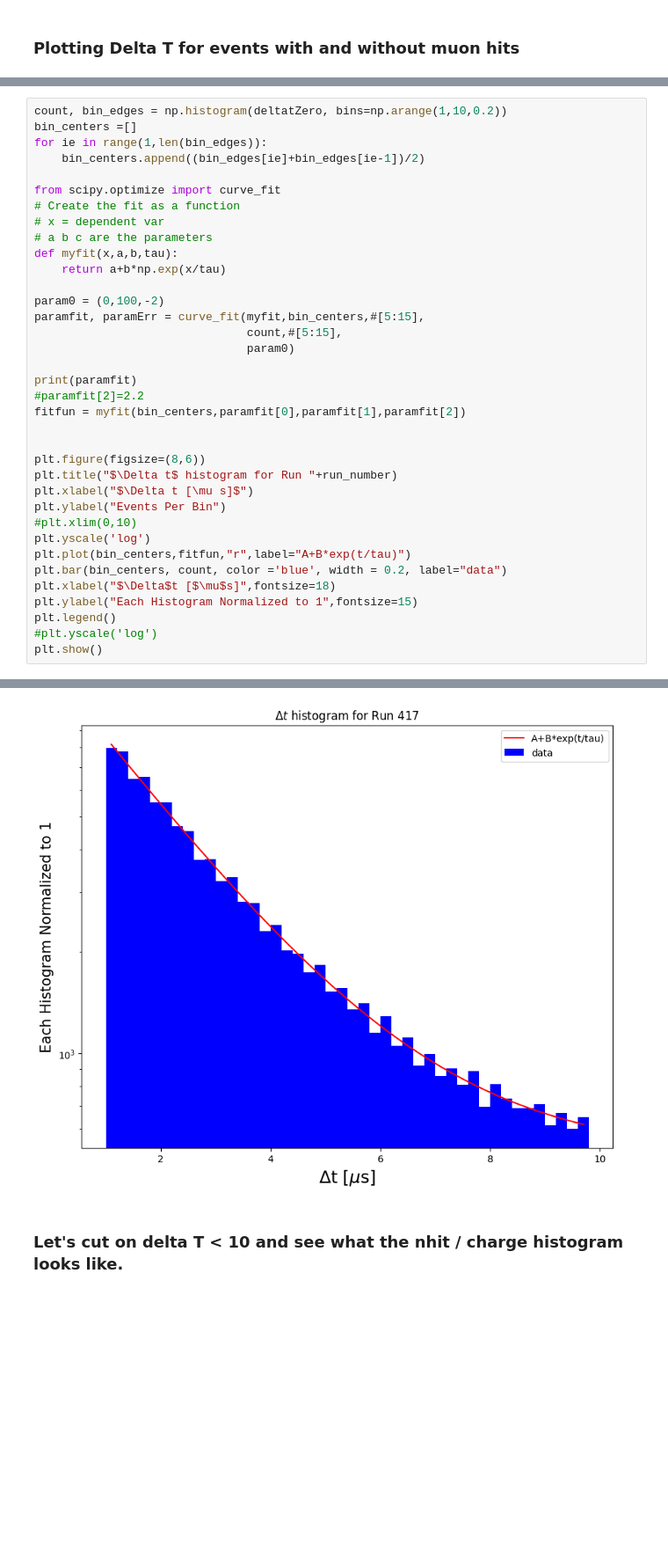
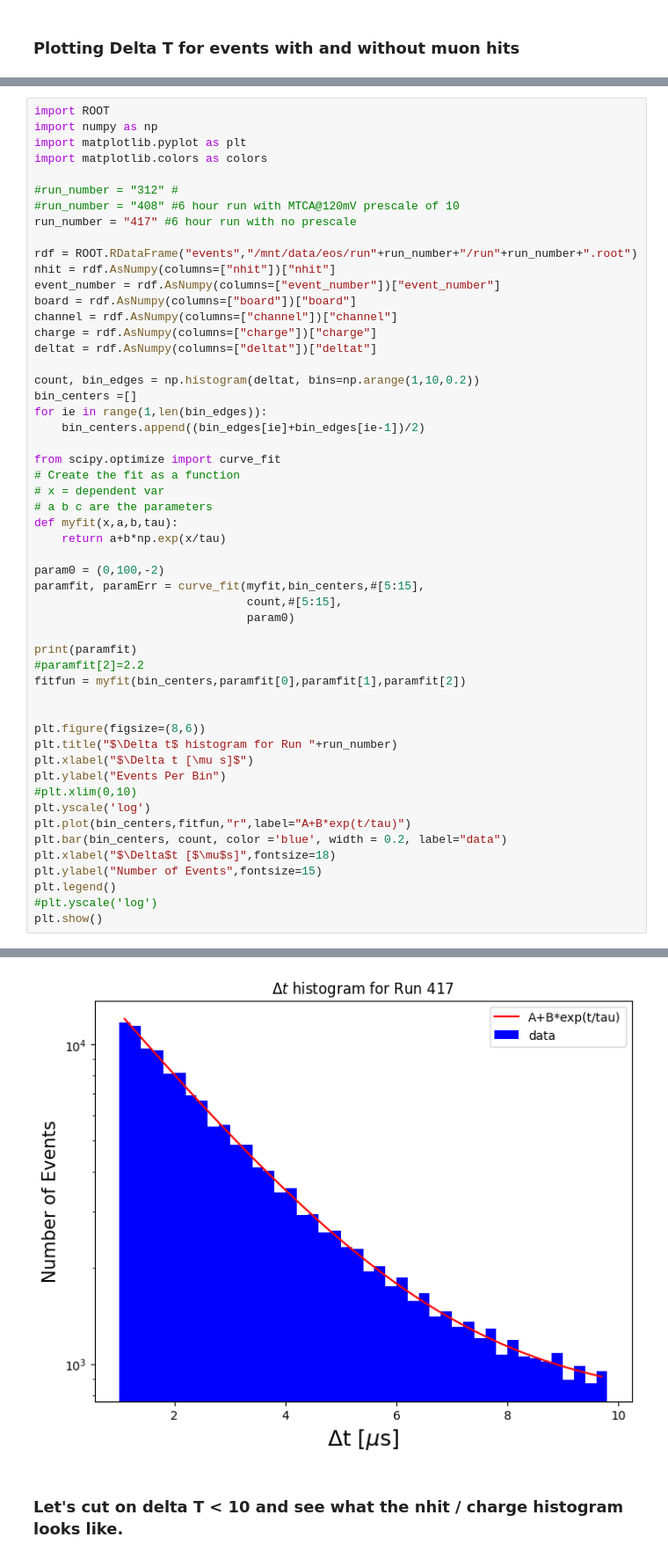
Before and after one commit to wtoslac/EosAnalyses, a Jupyter notebook: Wing/MuonAnalysis.ipynb, the cells around one changed output, grey strips where cells are left out. Shown at 88% size. Cells and saved outputs as stored; diff of their text form; blank space fills up the shorter version.

```diff
--- a/Wing/MuonAnalysis.ipynb
+++ b/Wing/MuonAnalysis.ipynb
@@ -254,5 +315,22 @@ Total Events= 4952309  Zeros=  3344395  Singles=  166322  Doubles=  71750  Tripl
 # %%
-count, bin_edges = np.histogram(deltatZero, bins=np.arange(1,10,0.2))
+import ROOT
+import numpy as np
+import matplotlib.pyplot as plt
+import matplotlib.colors as colors
+
+#run_number = "312" #
+#run_number = "408" #6 hour run with MTCA@120mV prescale of 10
+run_number = "417" #6 hour run with no prescale
+
+rdf = ROOT.RDataFrame("events","/mnt/data/eos/run"+run_number+"/run"+run_number+".root")
+nhit = rdf.AsNumpy(columns=["nhit"])["nhit"]
+event_number = rdf.AsNumpy(columns=["event_number"])["event_number"]
+board = rdf.AsNumpy(columns=["board"])["board"]
+channel = rdf.AsNumpy(columns=["channel"])["channel"]
+charge = rdf.AsNumpy(columns=["charge"])["charge"]
+deltat = rdf.AsNumpy(columns=["deltat"])["deltat"]
+
+count, bin_edges = np.histogram(deltat, bins=np.arange(1,10,0.2))
 bin_centers =[]
 for ie in range(1,len(bin_edges)):
     bin_centers.append((bin_edges[ie]+bin_edges[ie-1])/2)
@@ -283,7 +361,7 @@ plt.yscale('log')
 plt.plot(bin_centers,fitfun,"r",label="A+B*exp(t/tau)")
 plt.bar(bin_centers, count, color ='blue', width = 0.2, label="data")
 plt.xlabel("$\Delta$t [$\mu$s]",fontsize=18)
-plt.ylabel("Each Histogram Normalized to 1",fontsize=15)
+plt.ylabel("Number of Events",fontsize=15)
 plt.legend()
 #plt.yscale('log')
 plt.show()
@@ -292,4 +370,4 @@ plt.show()
-[figure, old version]
+[figure, new version]
 # %% [markdown]
 ### Let's cut on delta T < 10 and see what the nhit / charge histogram looks like.
 # %%
```
Also changed, not shown: parts of 18 cells of this notebook.
